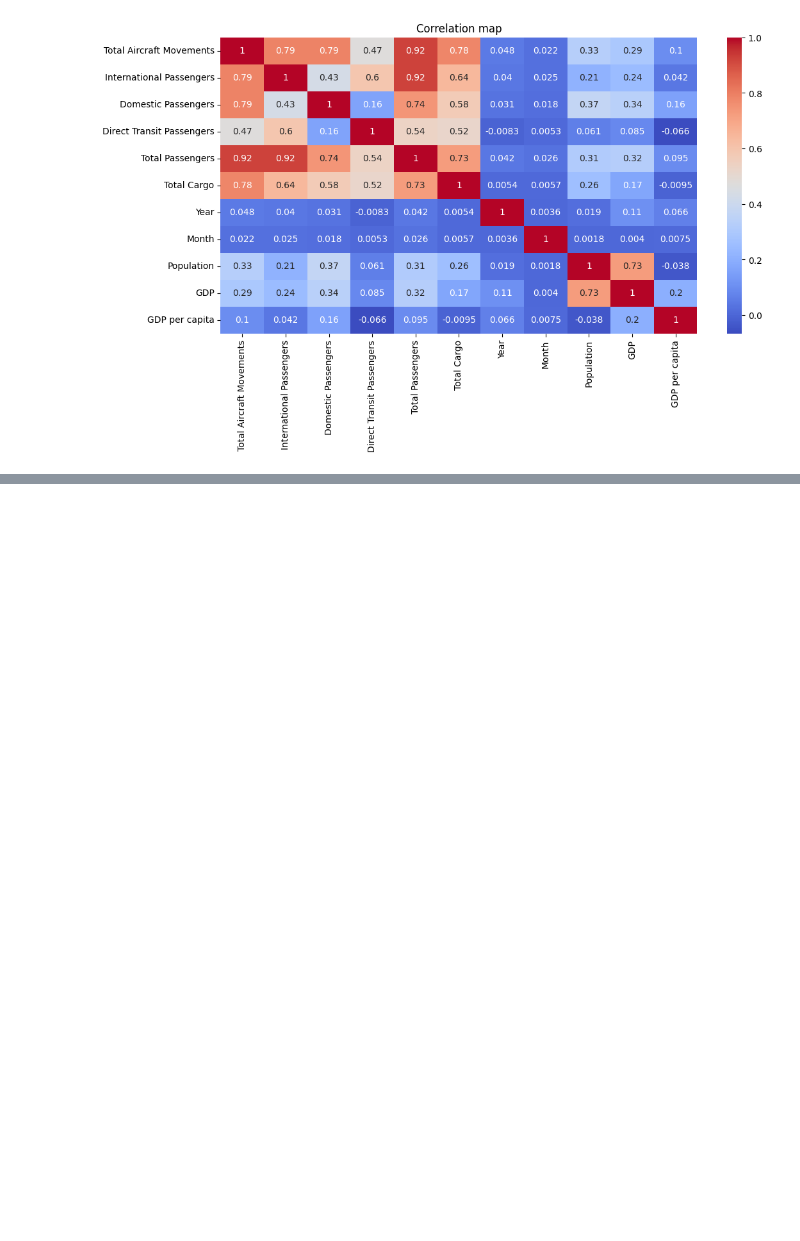
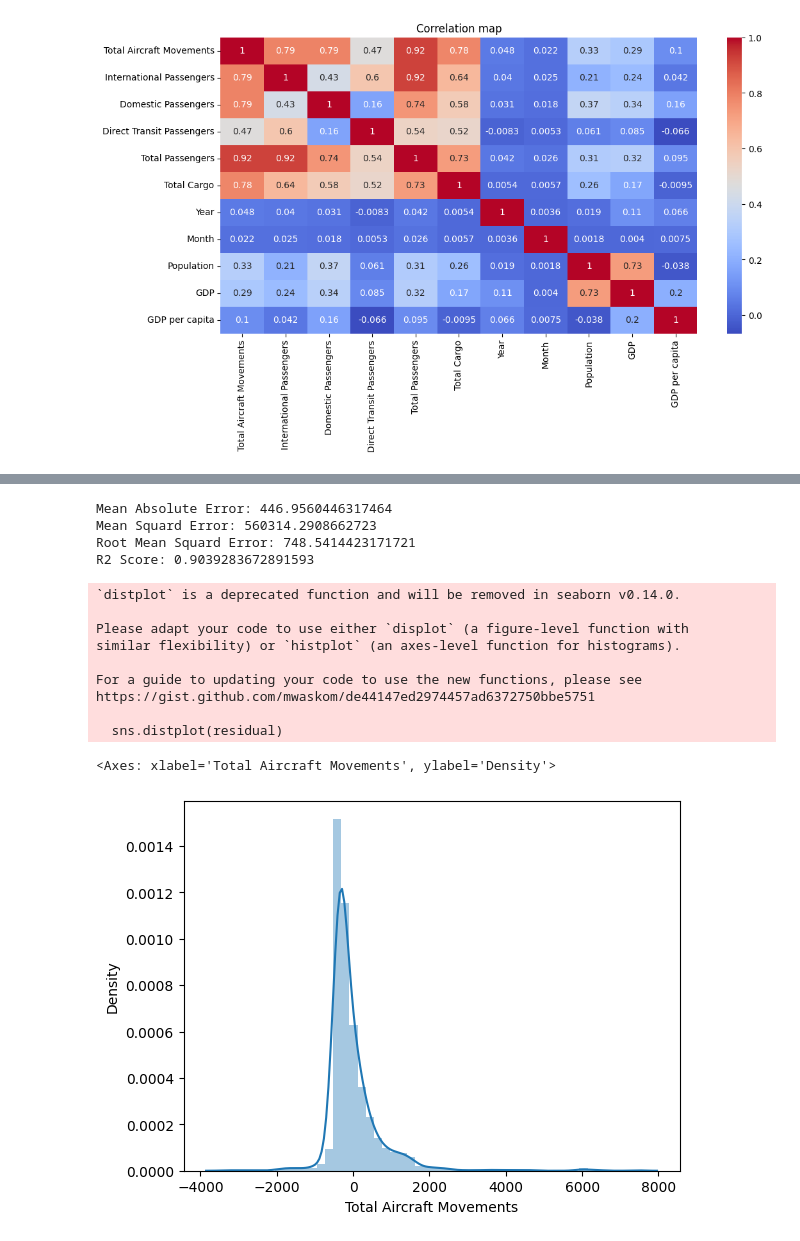
Before and after one commit to MbuyiseloNtando/Flights, a Jupyter notebook: Main_project.ipynb, the cells around one changed output, grey strips where cells are left out. Drawn from its saved outputs; the diff is of its cells as text; code cells hidden in the pictures; blank space fills up the shorter version.

```diff
--- a/Main_project.ipynb
+++ b/Main_project.ipynb
@@ -192,0 +215,7 @@ sns.heatmap(df.corr(numeric_only=True), cmap='coolwarm', annot=True)
+# %%
+X = preprocessing.scale(X)
+# %%
+X_train, X_test, y_train, y_test = train_test_split(X, y, test_size=0.2, random_state=0)
+# %%
+model=LinearRegression()
+model.fit(X_train,y_train)
@@ -192,0 +224,3 @@ sns.heatmap(df.corr(numeric_only=True), cmap='coolwarm', annot=True)
+# %%
+y_pred= model.predict(X_test)
+y_pred
@@ -192,0 +251,26 @@ sns.heatmap(df.corr(numeric_only=True), cmap='coolwarm', annot=True)
+# %%
+#Error evaluation
+print ('Mean Absolute Error:', metrics.mean_absolute_error (y_test, y_pred))
+print ('Mean Squard Error:', metrics.mean_squared_error (y_test, y_pred))
+print ('Root Mean Squard Error:', np.sqrt (metrics.mean_squared_error (y_test, y_pred)))
+print ('R2 Score:', metrics.r2_score(y_test, y_pred))
+# %% [output]
+Mean Absolute Error: 446.9560446317464
+Mean Squard Error: 560314.2908662723
+Root Mean Squard Error: 748.5414423171721
+R2 Score: 0.9039283672891593
+# %%
+residual = y_test - y_pred
+sns.distplot(residual)
+# %% [output]
+`distplot` is a deprecated function and will be removed in seaborn v0.14.0.
+
+Please adapt your code to use either `displot` (a figure-level function with
+similar flexibility) or `histplot` (an axes-level function for histograms).
+
+For a guide to updating your code to use the new functions, please see
+https://gist.github.com/mwaskom/de44147ed2974457ad6372750bbe5751
+
+  sns.distplot(residual)
+<Axes: xlabel='Total Aircraft Movements', ylabel='Density'>
+[figure, added]
```
Also changed, not shown: parts of 13 cells of this notebook.
